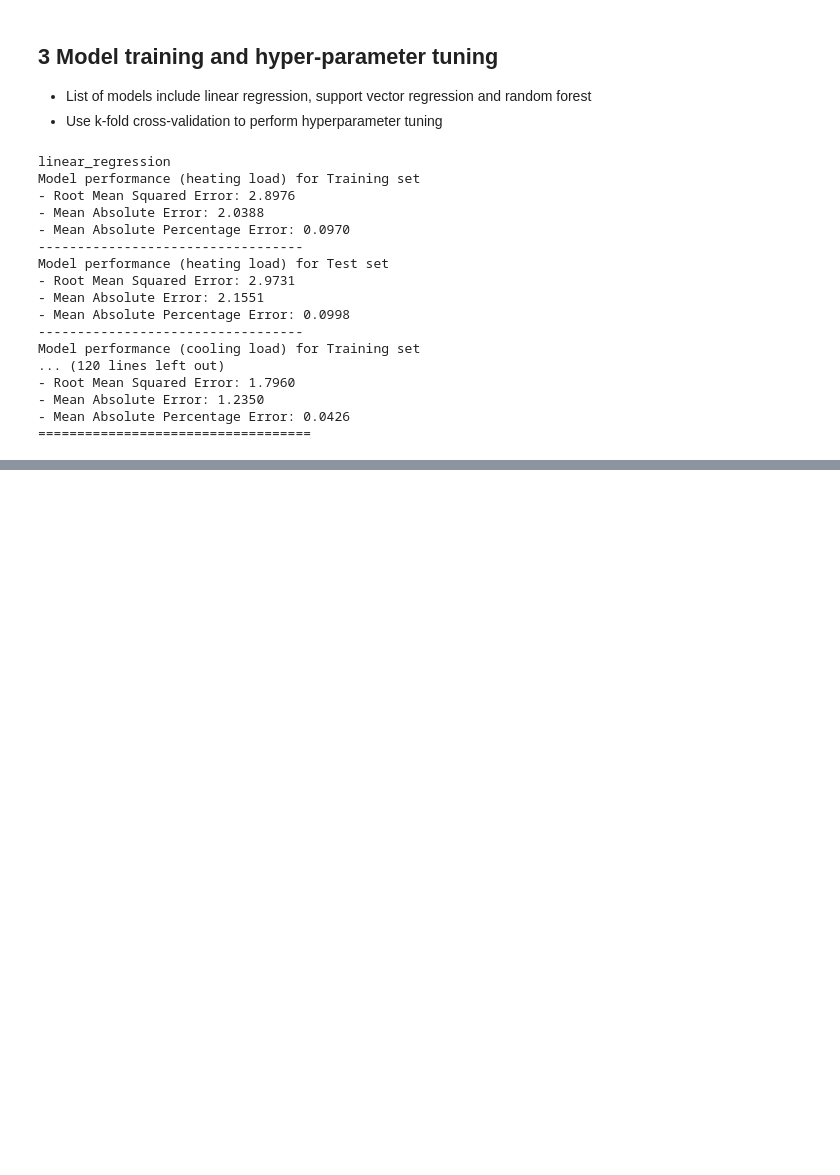
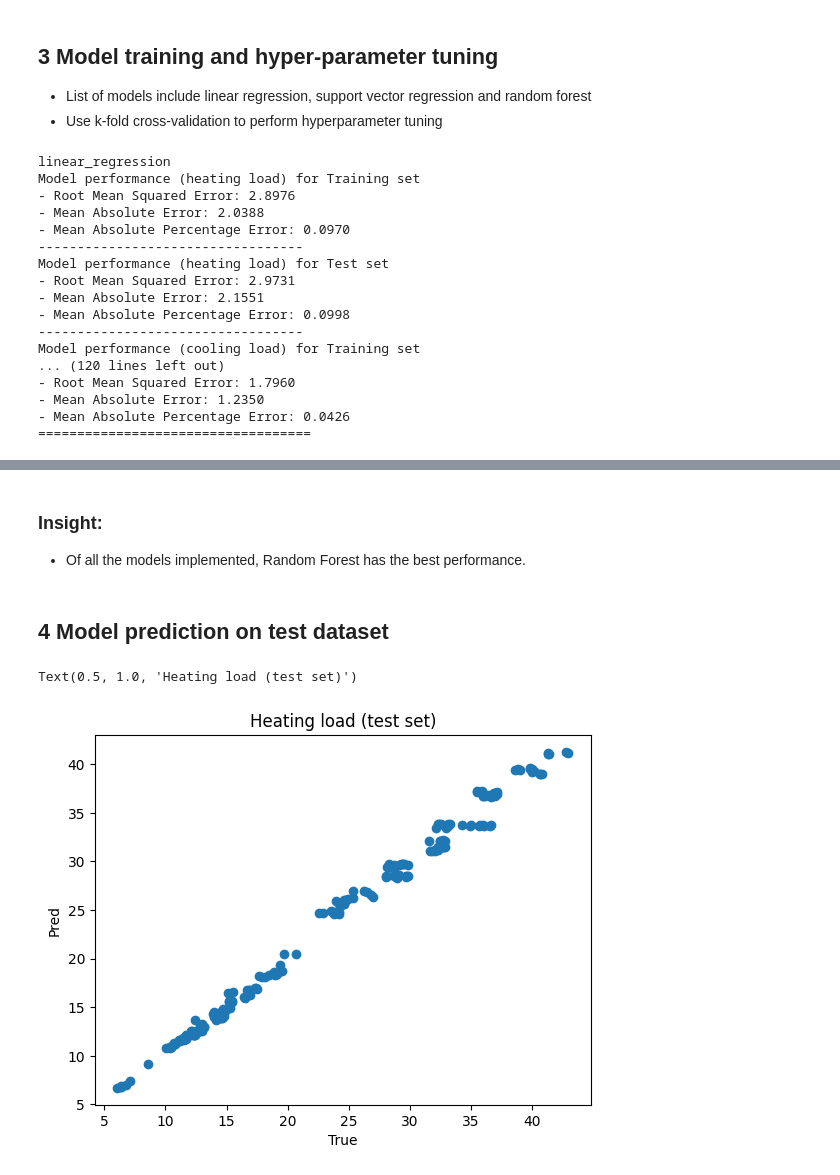
Before and after one commit to ShuoLi0208/Building-Load-Prediction, a Jupyter notebook: notebook/model_training.ipynb, the cells around one changed output, grey strips where cells are left out. Saved outputs shown, nothing was run; the diff lists cells and outputs as text; code cells hidden in the pictures; blank space fills up the shorter version.

```diff
--- a/notebook/model_training.ipynb
+++ b/notebook/model_training.ipynb
@@ -231,0 +256,15 @@ pd.DataFrame(list(zip(model_list, rmse1_list)), columns=['Model Name', 'RMSE']).
+# %% [markdown]
+### Insight:
+* Of all the models implemented, Random Forest has the best performance.
+# %% [markdown]
+## 4 Model prediction on test dataset
+# %%
+# prediction on heating load (y1)
+y_pred1 = final_model_y1.predict(X_test1)
+plt.scatter(y_test1, y_pred1)
+plt.xlabel("True")
+plt.ylabel("Pred")
+plt.title("Heating load (test set)")
+# %% [output]
+Text(0.5, 1.0, 'Heating load (test set)')
+[figure, added]
```
Also changed, not shown: parts of 4 cells of this notebook.
